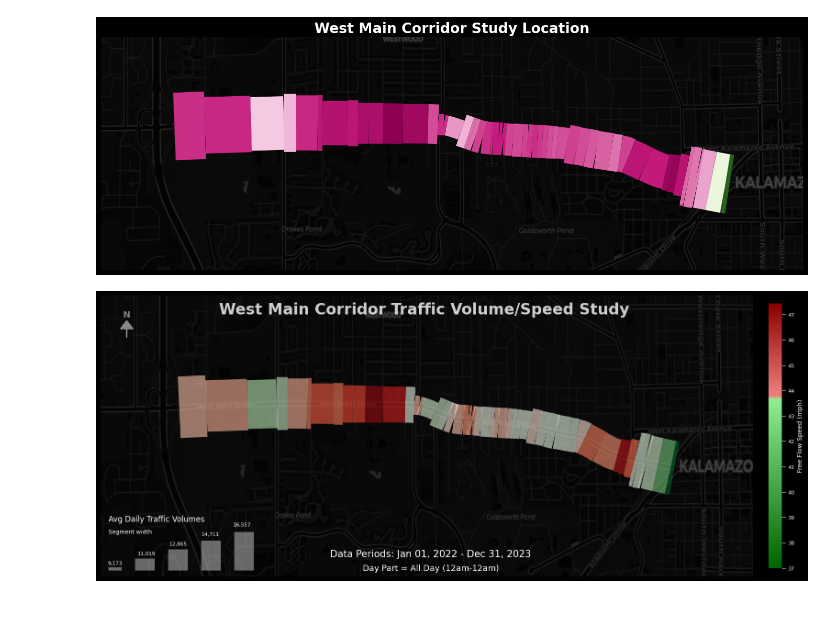
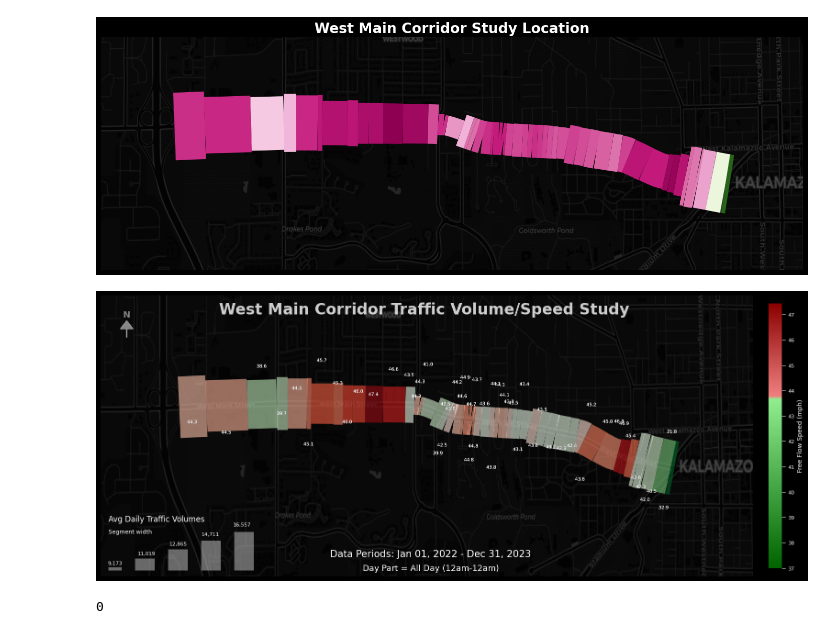
Before and after one commit to eKerney/data-notebooks, a Jupyter notebook: kzoo_streetlight/final_data_workflow.ipynb, the cells around one changed output. Saved outputs shown, nothing was run; the diff lists cells and outputs as text; code cells hidden in the pictures.

```diff
--- a/kzoo_streetlight/final_data_workflow.ipynb
+++ b/kzoo_streetlight/final_data_workflow.ipynb
@@ -81,8 +88,6 @@ gdf['geometry'] = gdf.buffer(100, cap_style=1, join_style=0)
 # %%
 plt.style.use('dark_background')
-ax = gdf.iloc[:1].plot(figsize=(8, 10), color='#fc03d3', alpha=0.6) #only 1 feature needed after union
-# ax.set_xlim(left=-9536805, right=-9525239);
-# ax.set_ylim(bottom=5201747, top=5209100);
+ax = gdf.iloc[:1].plot(figsize=(10, 12), color='#fc03d3', alpha=0.6) #only 1 feature needed after union
 x = 5000
 ax.set_xlim(left=b[0]-x, right=b[2]+x);
 ax.set_ylim(bottom=b[1]-x, top=b[3]+x);
@@ -502,22 +495,0 @@ cx.add_basemap(ax, source=cx.providers.CartoDB.DarkMatter, attribution=False, zo
-# %%
-import matplotlib.cm as cm
-import matplotlib.colors as colors
-import matplotlib.pyplot as plt
-
-# ax = join_gdf.plot(figsize=(18, 10), color='#fc03d3', alpha=0.6, linewidth=10) #only 1 feature needed after union
-fig, ax = plt.subplots(figsize=(18,10))
-# Normalize attribute values to fit color map
-norm = colors.Normalize(vmin=join_gdf['Avg Daily Seg Traffic '].min(), vmax=join_gdf['Avg Daily Seg Traffic '].max())
-cmap = cm.get_cmap("viridis")
-
-for _, row in join_gdf.iterrows():
-    linewidth = row['Avg Daily Seg Traffic '] / 100  # Scale line width by speed
-    # color = row["color"]          # Use color attribute
-    gpd.GeoSeries(row.geometry).plot(ax=ax, linewidth=linewidth)#, color=color)
-
-x = 2000
-ax.set_xlim(left=b2[0]-x, right=b2[2]+x);
-ax.set_ylim(bottom=b2[1]-x, top=b2[3]+x);
-ax.set_title('West Main Corridor Study Location', fontsize=15, fontweight='bold')
-# ax.set_axis_off()
-cx.add_basemap(ax, source=cx.providers.CartoDB.DarkMatter, attribution=False, zoom=13)
@@ -564,11 +534,14 @@ cx.add_basemap(ax, source=cx.providers.CartoDB.DarkMatter, attribution=False, zo
 [figure]
 # %%
 from importlib.metadata import PathDistribution
+import random
 from matplotlib.collections import LineCollection
 import matplotlib.pyplot as plt
 from sklearn.preprocessing import MinMaxScaler
 from matplotlib import cm
 from matplotlib.colors import LinearSegmentedColormap
+import matplotlib.patheffects as pe
+import random
 
 # Create Conditions for Each Speed Range
 speed_break = 43.6
@@ -626,36 +599,43 @@ cbar = plt.colorbar(sm, ax=ax, label="Free Flow Speed (mph)", pad=0.02, shrink=0
 tick_range = np.arange(join_gdf["Free Flow Spd (mph)"].min()+15.2, join_gdf["Free Flow Spd (mph)"].max() + 0, 1)
 cbar.set_ticks(tick_range)
 cbar.ax.tick_params(labelsize=8, direction="out", length=6, width=0.75)  # Nice Cartographic Tick Style
 cbar.outline.set_visible(False)
 
 # 4. Create the legend below the main plot
 legend_ax = fig.add_axes([0.05, 0.1, 0.8, 0.2])  # [left, bottom, width, height]
 legend_ax.axis("off")
 legend_ax.text(0.0, 0.8, "Avg Daily Traffic Volumes", fontsize=12, color="white", va="center", ha="left")
 legend_ax.text(0.0, 0.6, "Segment width", fontsize=9, color="white", va="center", ha="left")
 for i, width in enumerate(bin_widths):
     legend_ax.add_patch(Rectangle(((i * 0.05)-0.01, 0), 0.03, 0.1*width, facecolor="white", alpha=0.4))
     legend_ax.text(i * 0.0480+0.01, i*0.15+.11, f"{int(volume_bins[i]):,}", fontsize=8, color="white", va="center", ha="center")
 
 # North Arrow Position and Style
 ax.annotate(
     "N", xy=(0.04, 0.93), xycoords="axes fraction",
     fontsize=14, fontweight="bold", color="white",
     ha="center", va="center", annotation_clip=False, alpha=0.5
 )
 ax.arrow(
     0.04, 0.85, 0, 0.06, transform=ax.transAxes, color="white", head_width=0.02, head_length=0.03,
     length_includes_head=True, linewidth=1, alpha=0.5
 )
 
-# if label_speed and speed_column:
-#         for idx, row in gdf.iterrows():
-#             centroid = row.geometry.centroid
-#             ax.text(centroid.x, centroid.y, f"{row[speed_column]:.1f} km/h", fontsize=8, color="white",
-#                     ha="center", va="center", path_effects=[pe.withStroke(linewidth=2, foreground="black")])
+offset = 1.0  # Small offset for staggering labels vertically
+for idx, row in join_gdf.iterrows():
+    centroid = row.geometry.centroid
+    y_offset = offset * random.choice([i for i in range(-500,-100, 10 )] + [i for i in range(100,500, 10)]) # Alternate vertical position (idx % 2)
+    # ax.text(centroid.x, centroid.y + y_offset, f"{row[speed_column]:.1f} km/h", fontsize=8, color="white",
+    ax.text(centroid.x, centroid.y + y_offset, f"{row['Free Flow Spd (mph)']:.1f} ", fontsize=7 , color="white",
+            ha="center", va="center", path_effects=[pe.withStroke(linewidth=0.1, foreground="black")])
 
 plt.tight_layout()
 ax.set_axis_off()
 cx.add_basemap(ax, source=cx.providers.CartoDB.DarkMatter, attribution=False, zoom=14)
 # %% [output]
-[figure, old version]
+[figure, new version]
+# %%
+y_offset = offset * (idx) * 100  # Alternate vertical position
+50 % 2
+# %% [output]
+0
```
Also changed, not shown: parts of 17 cells of this notebook, 1 other file.
